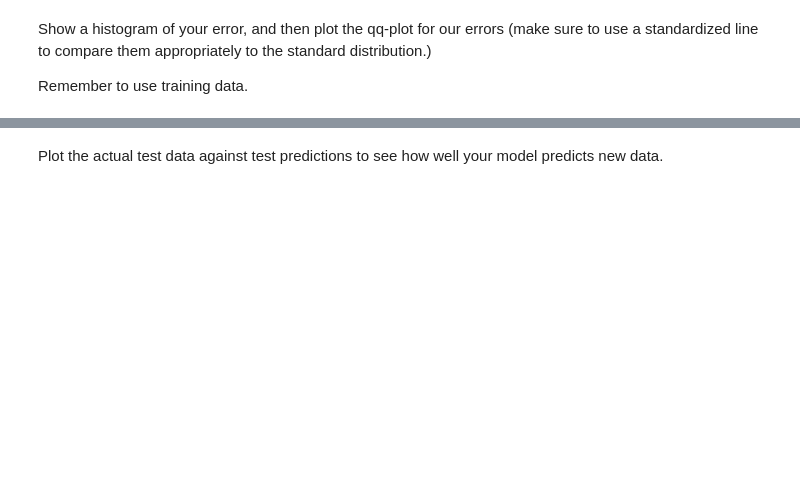
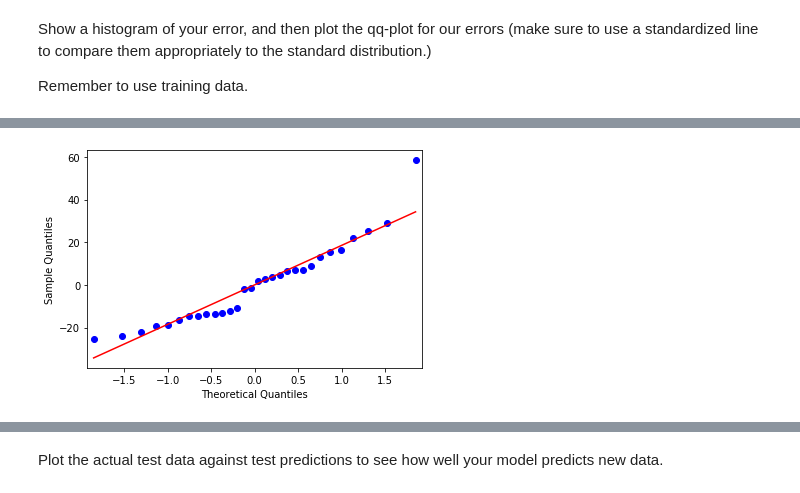
Before and after one commit to jhl126/Thinkful_work, a Jupyter notebook: Thinkful/8-31-20pair_work/Day 26 Lecture 2 Assignment.ipynb, the cells around one changed output, grey strips where cells are left out. Cells and saved outputs as stored; diff of their text form; code cells hidden in the pictures; blank space fills up the shorter version.

```diff
--- a/Thinkful/8-31-20pair_work/Day 26 Lecture 2 Assignment.ipynb
+++ b/Thinkful/8-31-20pair_work/Day 26 Lecture 2 Assignment.ipynb
@@ -71,0 +123,3 @@ How much heteroscedasticity is exhibited in the model?
+# %%
+_, p, _, _ = het_breuschpagan(error, sm.add_constant(X_train))
+p
@@ -84,2 +168,6 @@ Remember to use training data.
 # %%
 # answer below:
+sm.qqplot(error, line="s")
+plt.show()
+# %% [output]
+[figure, added]
```
Also changed, not shown: parts of 14 cells of this notebook.
